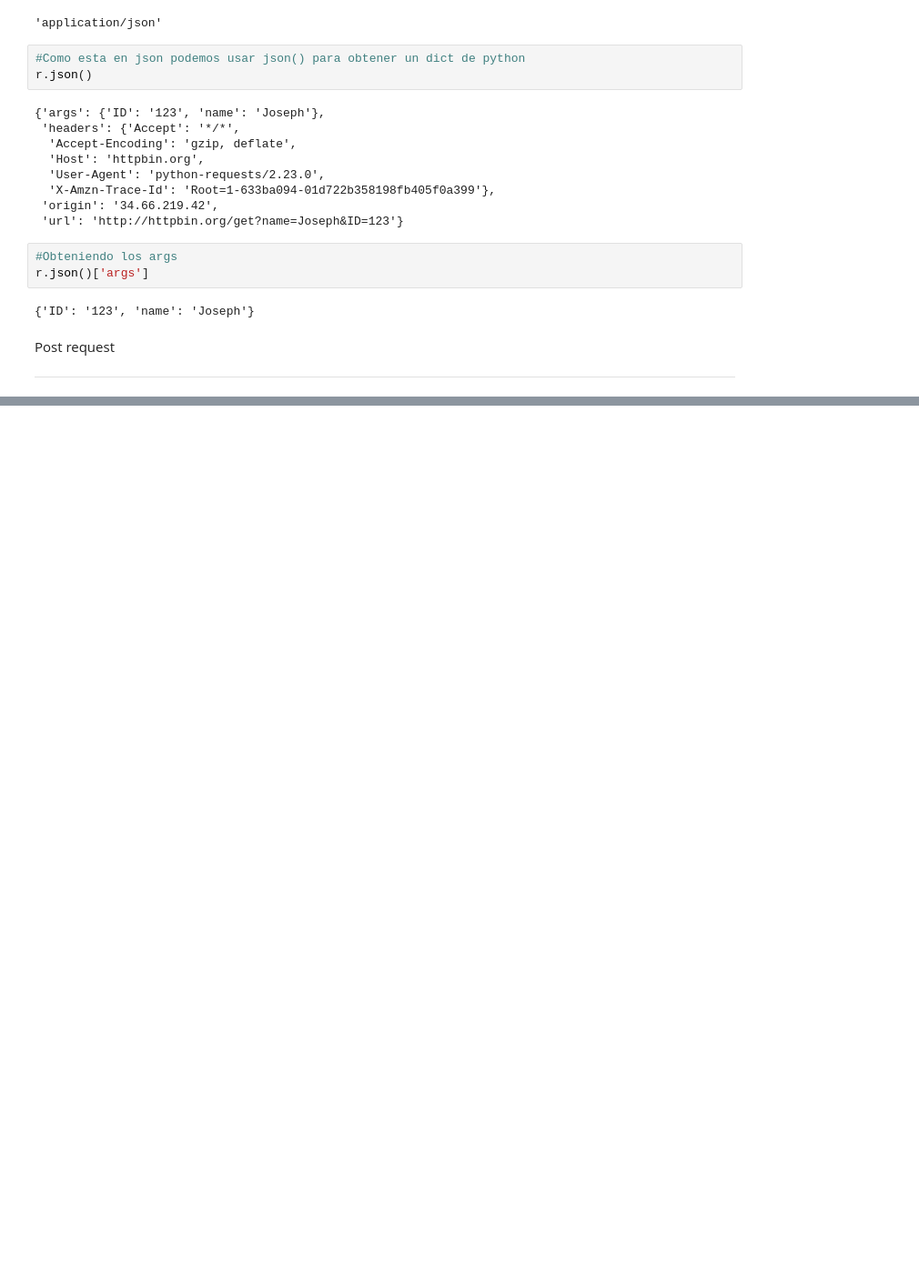
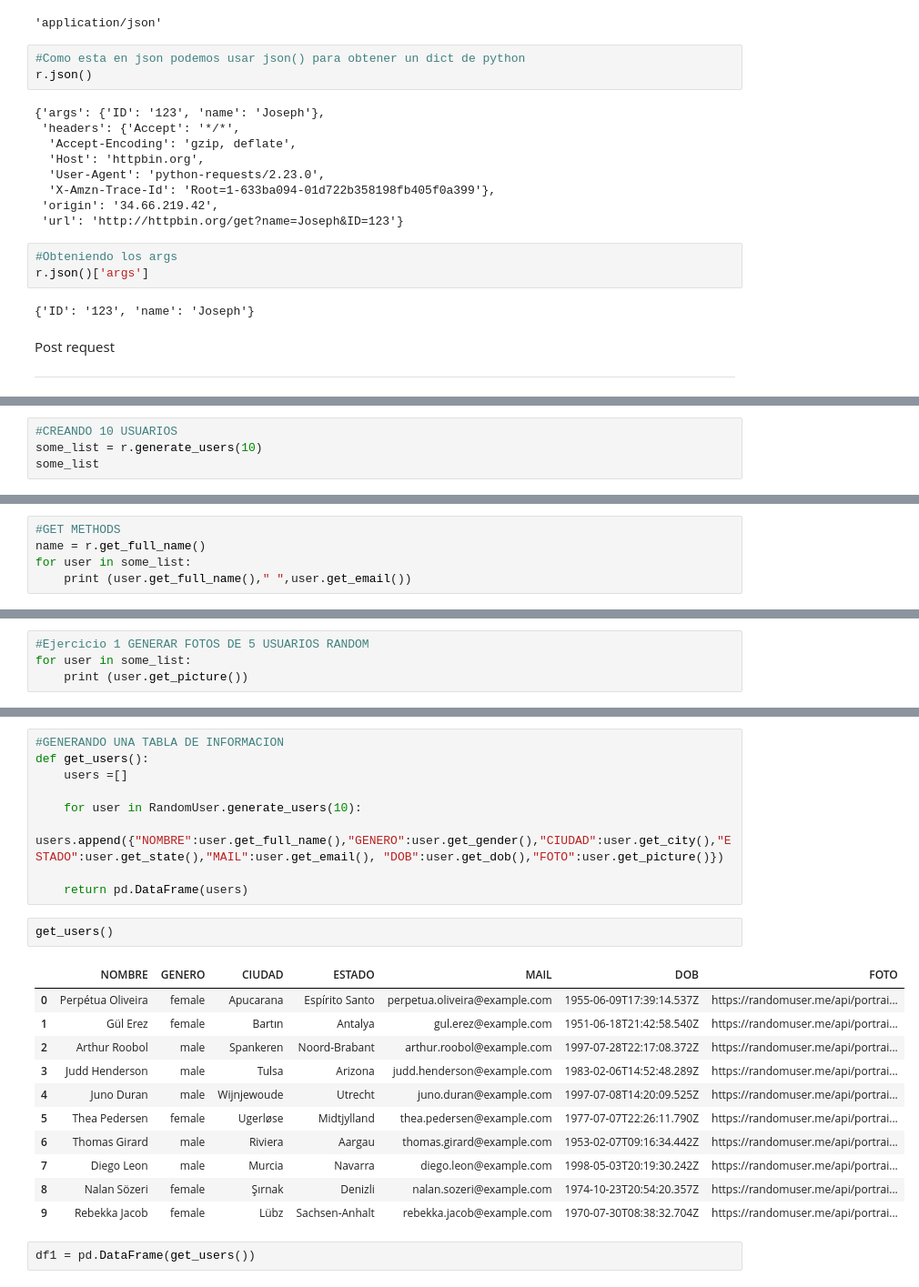
Before and after one commit to PosgradoMNA/Atividades-de-aprendizaje-SamaraGarcia, a Jupyter notebook: Assignment03.ipynb, the cells around one changed output, grey strips where cells are left out. Shown at 91% size. Saved outputs shown, nothing was run; the diff lists cells and outputs as text; blank space fills up the shorter version.

```diff
--- a/Assignment03.ipynb
+++ b/Assignment03.ipynb
@@ -770,0 +816,4 @@ Post request
+# %%
+#CREANDO 10 USUARIOS
+some_list = r.generate_users(10)
+some_list
@@ -770,0 +831,5 @@ Post request
+# %%
+#GET METHODS
+name = r.get_full_name()
+for user in some_list:
+    print (user.get_full_name()," ",user.get_email())
@@ -770,0 +847,4 @@ Post request
+# %%
+#Ejercicio 1 GENERAR FOTOS DE 5 USUARIOS RANDOM
+for user in some_list:
+    print (user.get_picture())
@@ -770,0 +862,25 @@ Post request
+# %%
+#GENERANDO UNA TABLA DE INFORMACION
+def get_users():
+    users =[]
+
+    for user in RandomUser.generate_users(10):
+        users.append({"NOMBRE":user.get_full_name(),"GENERO":user.get_gender(),"CIUDAD":user.get_city(),"ESTADO":user.get_state(),"MAIL":user.get_email(), "DOB":user.get_dob(),"FOTO":user.get_picture()})
+
+    return pd.DataFrame(users)
+# %%
+get_users()
+# %% [output]
+|  | NOMBRE | GENERO | CIUDAD | ESTADO | MAIL | DOB | FOTO |
+| 0 | Perpétua Oliveira | female | Apucarana | Espírito Santo | perpetua.oliveira@example.com | 1955-06-09T17:39:14.537Z | https://randomuser.me/api/portrai... |
+| 1 | Gül Erez | female | Bartın | Antalya | gul.erez@example.com | 1951-06-18T21:42:58.540Z | https://randomuser.me/api/portrai... |
+| 2 | Arthur Roobol | male | Spankeren | Noord-Brabant | arthur.roobol@example.com | 1997-07-28T22:17:08.372Z | https://randomuser.me/api/portrai... |
+| 3 | Judd Henderson | male | Tulsa | Arizona | judd.henderson@example.com | 1983-02-06T14:52:48.289Z | https://randomuser.me/api/portrai... |
+| 4 | Juno Duran | male | Wijnjewoude | Utrecht | juno.duran@example.com | 1997-07-08T14:20:09.525Z | https://randomuser.me/api/portrai... |
+| 5 | Thea Pedersen | female | Ugerløse | Midtjylland | thea.pedersen@example.com | 1977-07-07T22:26:11.790Z | https://randomuser.me/api/portrai... |
+| 6 | Thomas Girard | male | Riviera | Aargau | thomas.girard@example.com | 1953-02-07T09:16:34.442Z | https://randomuser.me/api/portrai... |
+| 7 | Diego Leon | male | Murcia | Navarra | diego.leon@example.com | 1998-05-03T20:19:30.242Z | https://randomuser.me/api/portrai... |
+| 8 | Nalan Sözeri | female | Şırnak | Denizli | nalan.sozeri@example.com | 1974-10-23T20:54:20.357Z | https://randomuser.me/api/portrai... |
+| 9 | Rebekka Jacob | female | Lübz | Sachsen-Anhalt | rebekka.jacob@example.com | 1970-07-30T08:38:32.704Z | https://randomuser.me/api/portrai... |
+# %%
+df1 = pd.DataFrame(get_users())
```
Also changed, not shown: parts of 19 cells of this notebook.
